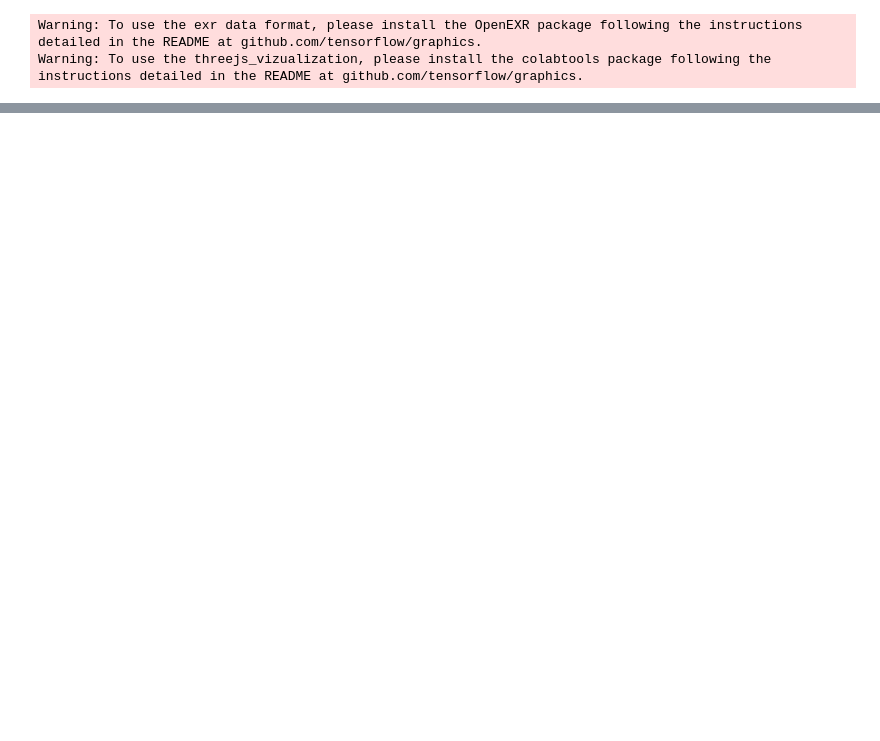
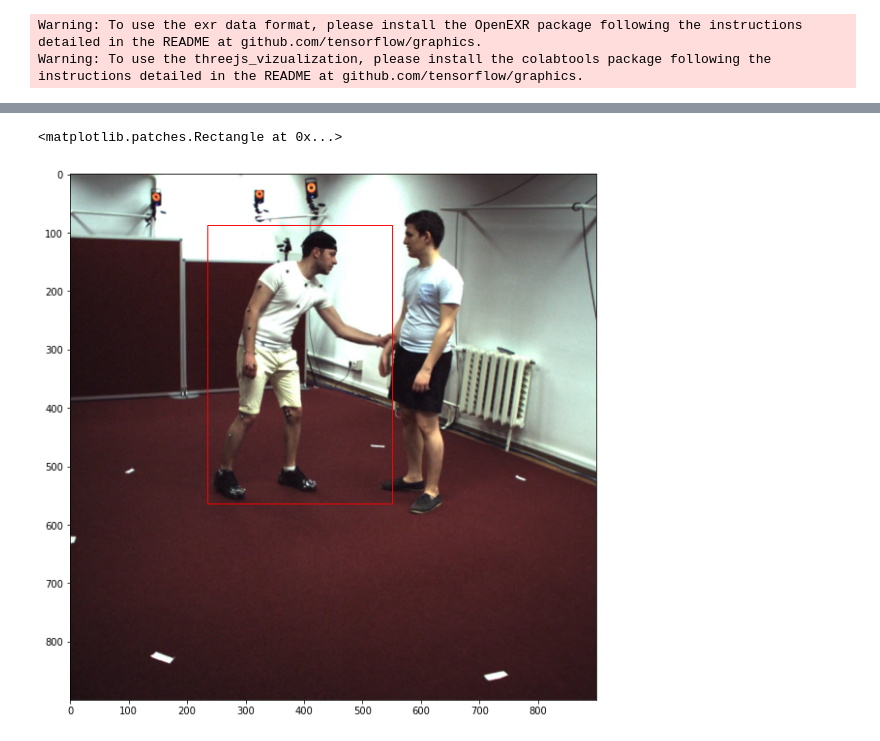
Before and after one commit to sminchisescu-research/imar_vision_datasets_tools, a Jupyter notebook: notebooks/visualize_prediction.ipynb, the cells around one changed output, grey strips where cells are left out. Saved outputs shown, nothing was run; the diff lists cells and outputs as text; code cells hidden in the pictures; blank space fills up the shorter version.

Commit message:
add bbox as mandatory for eval

```diff
--- a/notebooks/visualize_prediction.ipynb
+++ b/notebooks/visualize_prediction.ipynb
@@ -35,0 +76,12 @@ plot_over_image(frame, j2d)
+# %%
+import matplotlib.patches as patches
+from PIL import Image
+
+fig, ax = plt.subplots(figsize=(10, 10))
+ax.imshow(frame)
+bbox = data[subj_name][action_name]['persons'][person_id]['bbox']['bbox'][image_id]
+rect = patches.Rectangle((bbox[0], bbox[1]), bbox[2]-bbox[0], bbox[3]-bbox[1], linewidth=1, edgecolor='r', facecolor='none')
+ax.add_patch(rect)
+# %% [output]
+<matplotlib.patches.Rectangle at 0x...>
+[figure, added]
```
Also changed, not shown: parts of 9 cells of this notebook, 2 other files.
